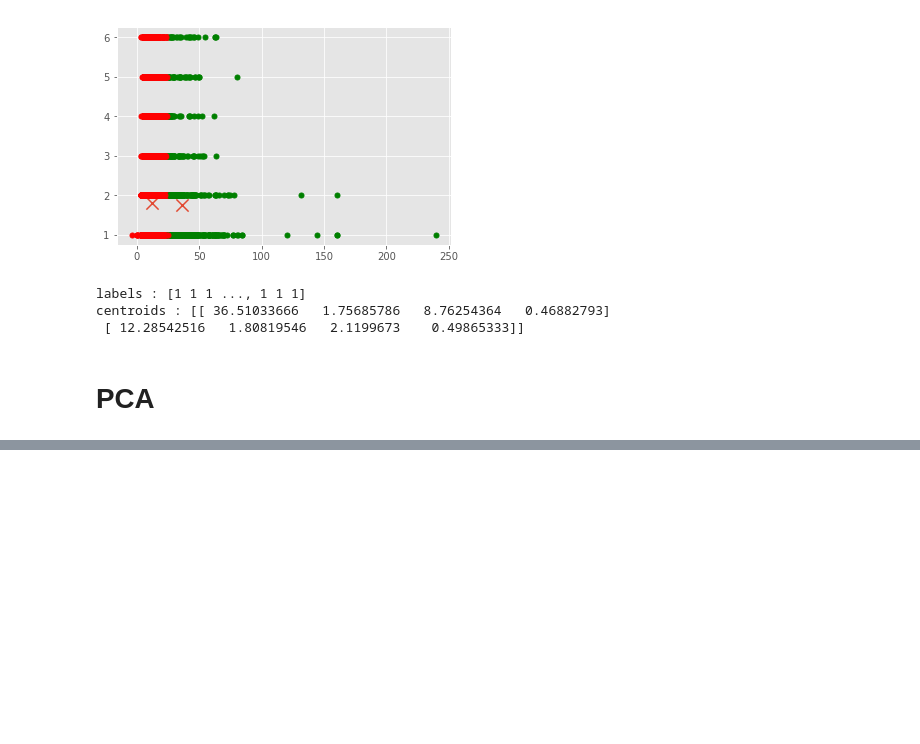
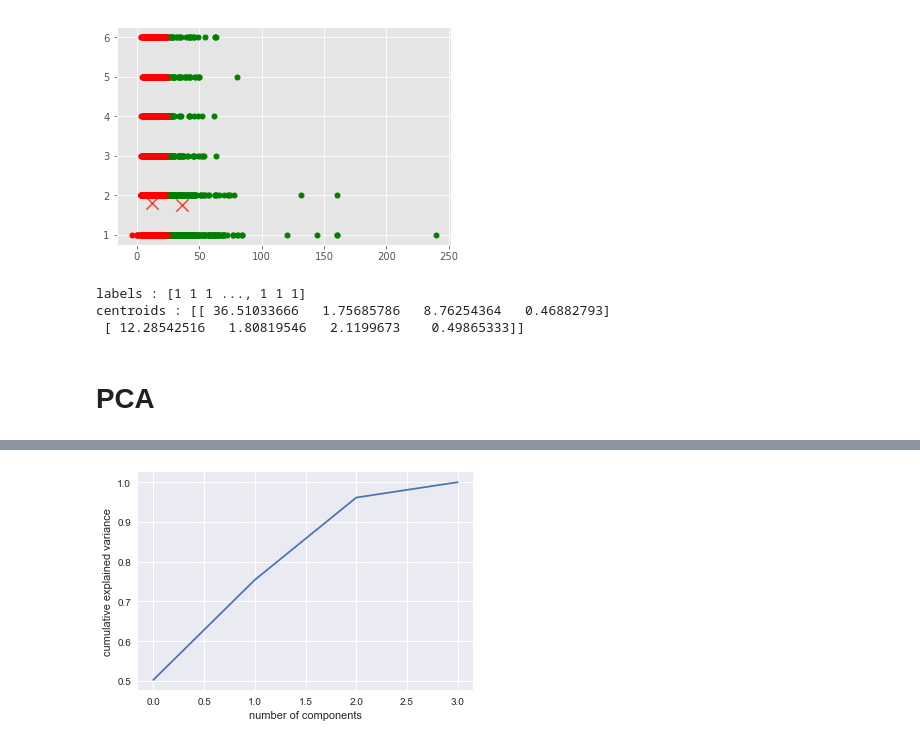
Before and after one commit to rapha94/NYC_Taxis, a Jupyter notebook: project.ipynb, the cells around one changed output, grey strips where cells are left out. Cells and saved outputs as stored; diff of their text form; code cells hidden in the pictures; blank space fills up the shorter version.

```diff
--- a/project.ipynb
+++ b/project.ipynb
@@ -567,9 +599,3 @@ centroids : [[ 36.51033666   1.75685786   8.76254364   0.46882793]
  [ 12.28542516   1.80819546   2.1199673    0.49865333]]
 # %% [markdown]
 # PCA
-# %%
-pca = decomposition.PCA(n_components=2)
-pca.fit(dt)
-
-X = pca.transform(dt)
-X
@@ -622,0 +670,21 @@ new_dt.reset_index()
+# %%
+
+#X = tip_data[['Total Amount', 'Passenger Count', 'Trip Distance (in miles)',  'Surcharge']]
+#y = tip_data["Tip Amount"]
+
+
+#pca = PCA(n_components=1, svd_solver='full')
+pca=PCA()
+pca.fit(X_std)
+
+T = pca.transform(X_std)
+
+X_std.shape
+print("initial shape: ", X_std.shape)
+
+T.shape
+print("transformed shape: ", T.shape)
+
+
+print("explaned variance: ", pca.explained_variance_ratio_)
+print("compenents: ", pca.components_)
@@ -622,0 +710,8 @@ new_dt.reset_index()
+# %%
+
+#Choosing number of components
+plt.plot(np.cumsum(pca.explained_variance_ratio_))
+plt.xlabel('number of components')
+plt.ylabel('cumulative explained variance');
+# %% [output]
+[figure, added]
```
Also changed, not shown: parts of 16 cells of this notebook.
